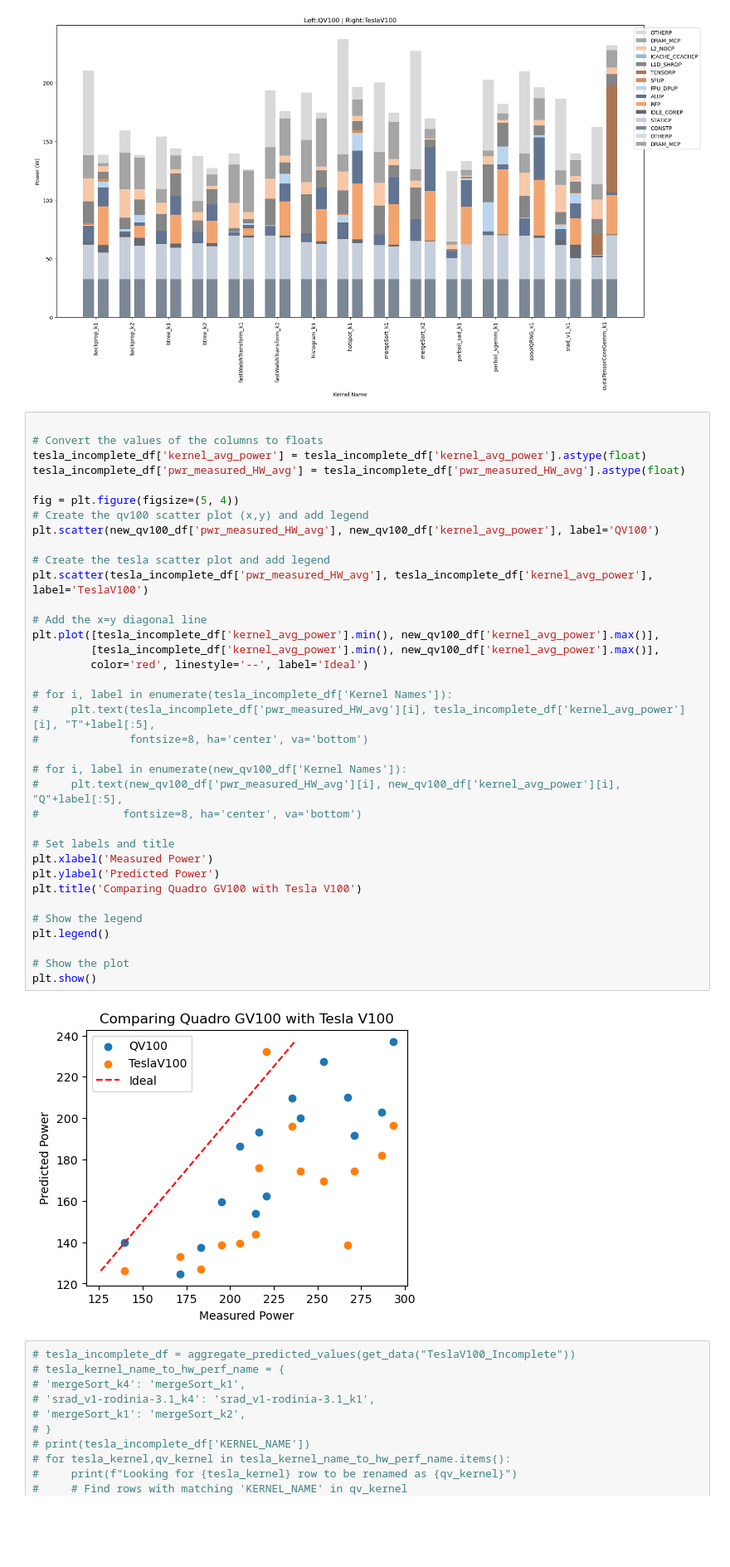
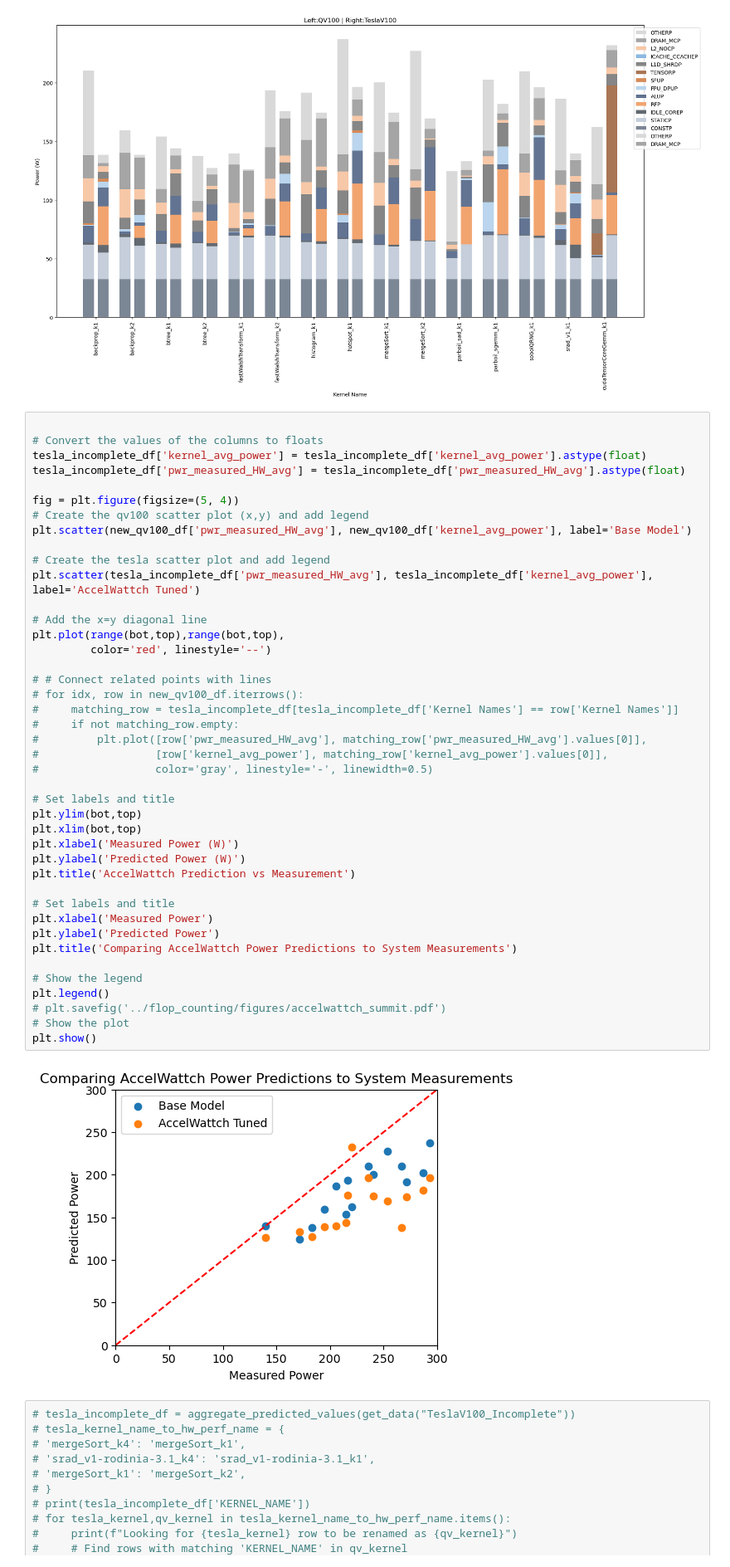
Before and after one commit to BranTran/accel-sim-framework, a Jupyter notebook: graph_predicted_vs_measured.ipynb, the cells around one changed output. Shown at 83% size. Saved outputs shown, nothing was run; the diff lists cells and outputs as text; blank space fills up the shorter version.

```diff
--- a/graph_predicted_vs_measured.ipynb
+++ b/graph_predicted_vs_measured.ipynb
@@ -932,41 +932,47 @@ plt.show()
 # %%
 
 # Convert the values of the columns to floats
 tesla_incomplete_df['kernel_avg_power'] = tesla_incomplete_df['kernel_avg_power'].astype(float)
 tesla_incomplete_df['pwr_measured_HW_avg'] = tesla_incomplete_df['pwr_measured_HW_avg'].astype(float)
 
 fig = plt.figure(figsize=(5, 4))
 # Create the qv100 scatter plot (x,y) and add legend
-plt.scatter(new_qv100_df['pwr_measured_HW_avg'], new_qv100_df['kernel_avg_power'], label='QV100')
+plt.scatter(new_qv100_df['pwr_measured_HW_avg'], new_qv100_df['kernel_avg_power'], label='Base Model')
 
 # Create the tesla scatter plot and add legend
-plt.scatter(tesla_incomplete_df['pwr_measured_HW_avg'], tesla_incomplete_df['kernel_avg_power'], label='TeslaV100')
+plt.scatter(tesla_incomplete_df['pwr_measured_HW_avg'], tesla_incomplete_df['kernel_avg_power'], label='AccelWattch Tuned')
 
 # Add the x=y diagonal line
-plt.plot([tesla_incomplete_df['kernel_avg_power'].min(), new_qv100_df['kernel_avg_power'].max()],
-         [tesla_incomplete_df['kernel_avg_power'].min(), new_qv100_df['kernel_avg_power'].max()],
-         color='red', linestyle='--', label='Ideal')
+plt.plot(range(bot,top),range(bot,top),
+         color='red', linestyle='--')
 
-# for i, label in enumerate(tesla_incomplete_df['Kernel Names']):
-#     plt.text(tesla_incomplete_df['pwr_measured_HW_avg'][i], tesla_incomplete_df['kernel_avg_power'][i], "T"+label[:5],
-#              fontsize=8, ha='center', va='bottom')
+# # Connect related points with lines
+# for idx, row in new_qv100_df.iterrows():
+#     matching_row = tesla_incomplete_df[tesla_incomplete_df['Kernel Names'] == row['Kernel Names']]
+#     if not matching_row.empty:
+#         plt.plot([row['pwr_measured_HW_avg'], matching_row['pwr_measured_HW_avg'].values[0]],
+#                  [row['kernel_avg_power'], matching_row['kernel_avg_power'].values[0]],
+#                  color='gray', linestyle='-', linewidth=0.5)
 
-# for i, label in enumerate(new_qv100_df['Kernel Names']):
-#     plt.text(new_qv100_df['pwr_measured_HW_avg'][i], new_qv100_df['kernel_avg_power'][i], "Q"+label[:5],
-#             fontsize=8, ha='center', va='bottom')
+# Set labels and title
+plt.ylim(bot,top)
+plt.xlim(bot,top)
+plt.xlabel('Measured Power (W)')
+plt.ylabel('Predicted Power (W)')
+plt.title('AccelWattch Prediction vs Measurement')
 
 # Set labels and title
 plt.xlabel('Measured Power')
 plt.ylabel('Predicted Power')
-plt.title('Comparing Quadro GV100 with Tesla V100')
+plt.title('Comparing AccelWattch Power Predictions to System Measurements')
 
 # Show the legend
 plt.legend()
-
+# plt.savefig('../flop_counting/figures/accelwattch_summit.pdf')
 # Show the plot
 plt.show()
 # %% [output]
-[figure, old version]
+[figure, new version]
 # %%
 # tesla_incomplete_df = aggregate_predicted_values(get_data("TeslaV100_Incomplete"))
 # tesla_kernel_name_to_hw_perf_name = {
```
Also changed, not shown: parts of 12 cells of this notebook, 1 other file.
